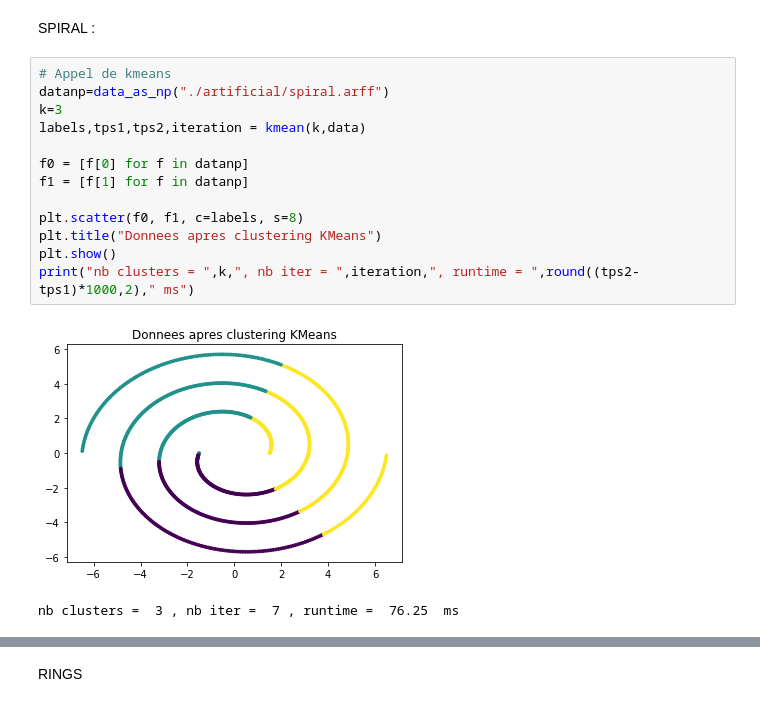
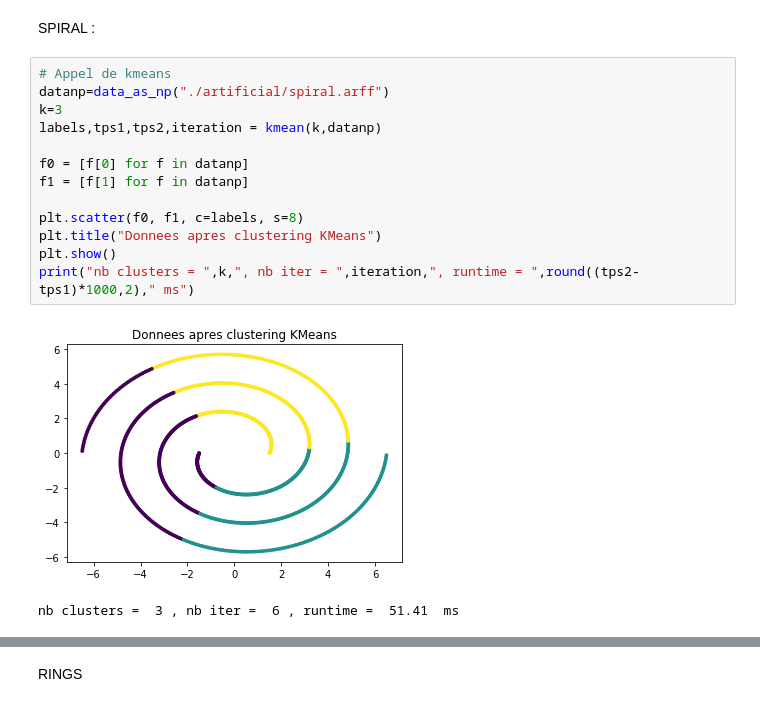
Before and after one commit to martemr/TP_clustering, a Jupyter notebook: TP_Clustering_Partie_1.ipynb, the cells around one changed output, grey strips where cells are left out. Saved outputs shown, nothing was run; the diff lists cells and outputs as text.

```diff
--- a/TP_Clustering_Partie_1.ipynb
+++ b/TP_Clustering_Partie_1.ipynb
@@ -141,19 +149,19 @@ SPIRAL :
 # %%
 # Appel de kmeans
 datanp=data_as_np("./artificial/spiral.arff")
 k=3
-labels,tps1,tps2,iteration = kmean(k,data)
+labels,tps1,tps2,iteration = kmean(k,datanp)
 
 f0 = [f[0] for f in datanp]
 f1 = [f[1] for f in datanp]
 
 plt.scatter(f0, f1, c=labels, s=8)
 plt.title("Donnees apres clustering KMeans")
 plt.show()
 print("nb clusters = ",k,", nb iter = ",iteration,", runtime = ",round((tps2-tps1)*1000,2)," ms")
 # %% [output]
-[figure, old version]
+[figure, new version]
-nb clusters =  3 , nb iter =  7 , runtime =  76.25  ms
+nb clusters =  3 , nb iter =  6 , runtime =  51.41  ms
 # %%
 # Itération et calcul des métriques
 sil_score_list = []
```
Also changed, not shown: parts of 25 cells of this notebook.
